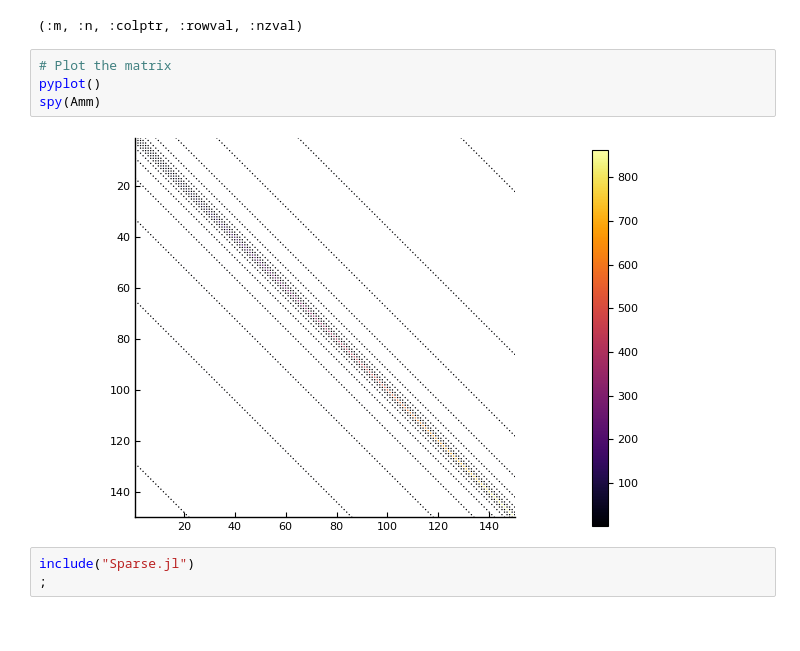
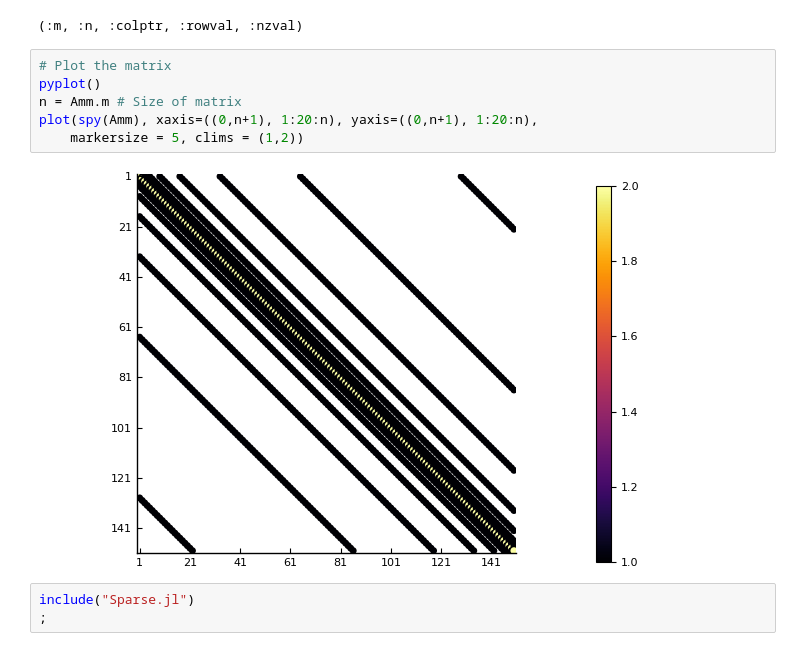
Before and after one commit to EricDarve/numerical_linear_algebra, a Jupyter notebook: Chap10/Sparse_Matrix_Demo.ipynb, the cells around one changed output. Cells and saved outputs as stored; diff of their text form.

```diff
--- a/Chap10/Sparse_Matrix_Demo.ipynb
+++ b/Chap10/Sparse_Matrix_Demo.ipynb
@@ -29,12 +29,14 @@ Number of entries = 1095
 typeof(Amm) = SparseMatrixCSC{Int64,Int64}
 fieldnames(typeof(Amm)) = (:m, :n, :colptr, :rowval, :nzval)
 (:m, :n, :colptr, :rowval, :nzval)
-# %%
-# Plot the matrix
-pyplot()
-spy(Amm)
-# %% [output]
-[figure, removed]
+# %%
+# Plot the matrix
+pyplot()
+n = Amm.m # Size of matrix
+plot(spy(Amm), xaxis=((0,n+1), 1:20:n), yaxis=((0,n+1), 1:20:n),
+    markersize = 5, clims = (1,2))
+# %% [output]
+[figure, added]
 # %%
 include("Sparse.jl")
 ;
```
Also changed, not shown: 5 other files.
